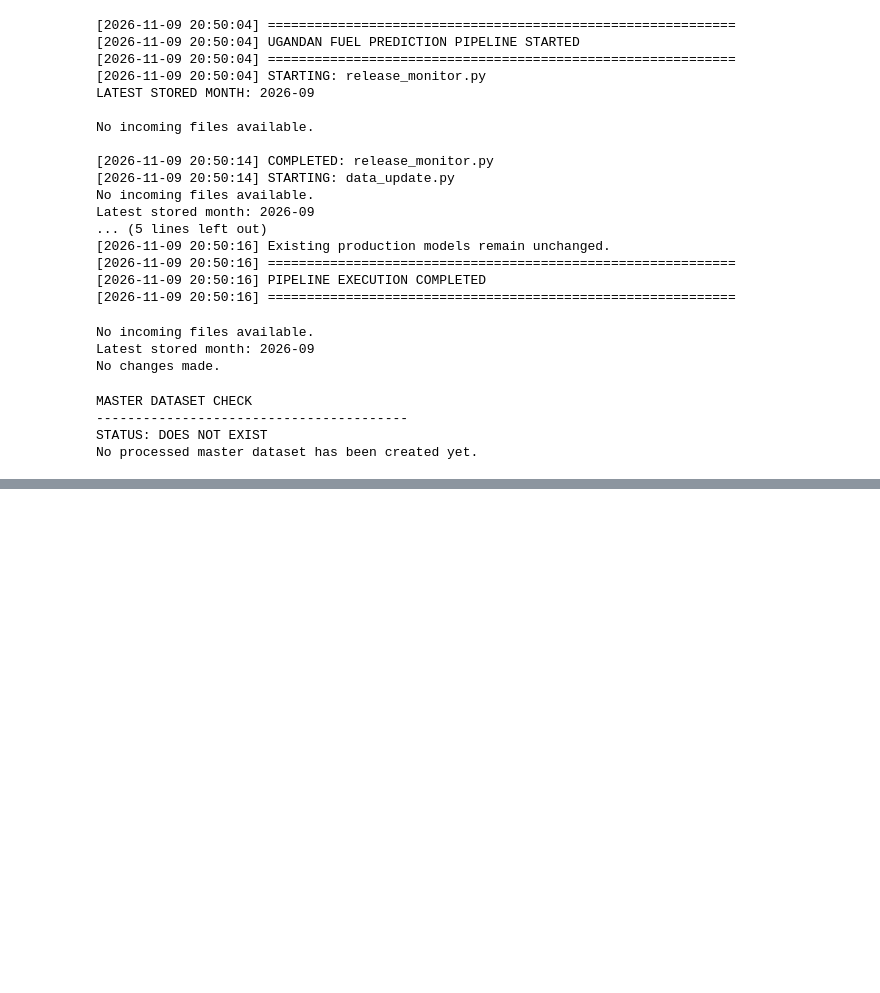
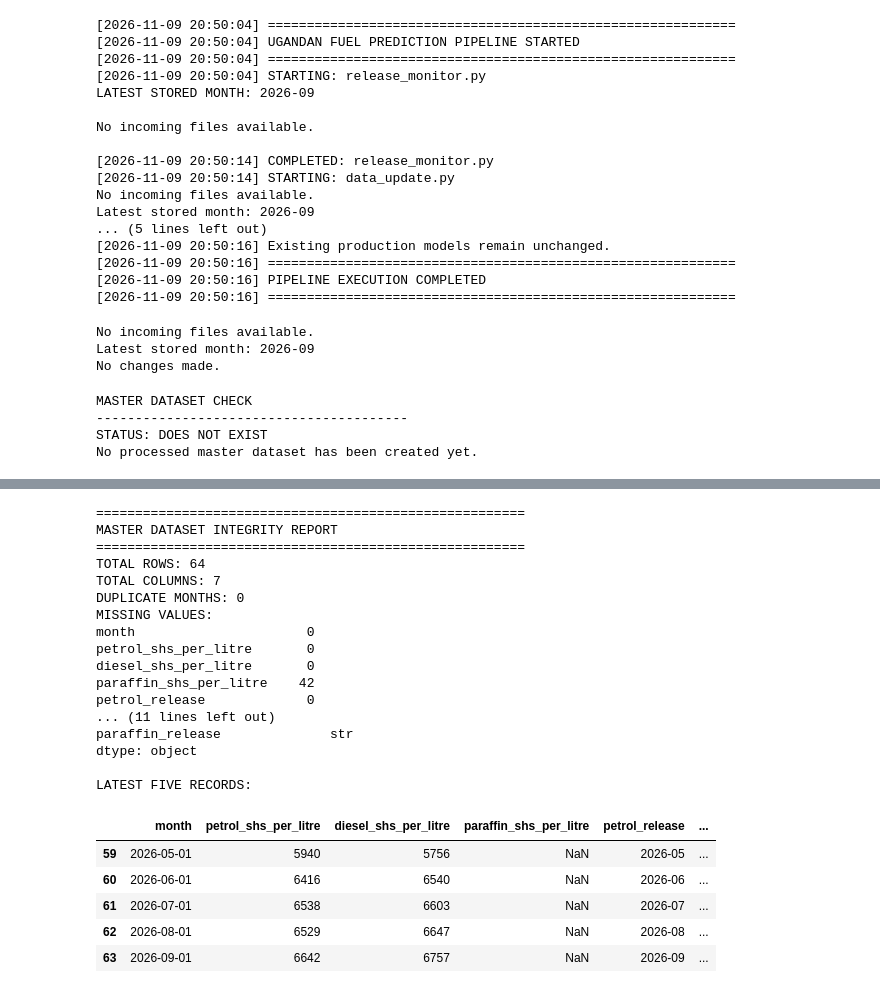
Before and after one commit to amon2100/kampala-fuel-price-predictor, a Jupyter notebook: notebooks/kampala-fuel-price-predictor.ipynb, the cells around one changed output, grey strips where cells are left out. Drawn from its saved outputs; the diff is of its cells as text; code cells hidden in the pictures; blank space fills up the shorter version.

```diff
--- a/notebooks/kampala-fuel-price-predictor.ipynb
+++ b/notebooks/kampala-fuel-price-predictor.ipynb
@@ -6533,0 +6545,56 @@ IndentationError: expected an indented block after 'if' statement on line 130 (d
+# %%
+import pandas as pd
+from pathlib import Path
+
+PROJECT_ROOT = Path(
+    r"C:\Users\CORE !5\Downloads\kampala-fuel-price-predictor"
+)
+
+MASTER_FILE = (
+    PROJECT_ROOT
+    / "data"
+    / "processed"
+    / "uganda_fuel_prices_master.csv"
+)
+
+df = pd.read_csv(MASTER_FILE)
+
+print("=" * 55)
+print("MASTER DATASET INTEGRITY REPORT")
+print("=" * 55)
+
+print("TOTAL ROWS:", len(df))
+print("TOTAL COLUMNS:", len(df.columns))
+print("DUPLICATE MONTHS:", df["month"].duplicated().sum())
+print("MISSING VALUES:")
+print(df.isnull().sum())
+
+print("\nDATA TYPES:")
+print(df.dtypes)
+
+print("\nLATEST FIVE RECORDS:")
+display(df.tail())
+# %% [output]
+=======================================================
+MASTER DATASET INTEGRITY REPORT
+=======================================================
+TOTAL ROWS: 64
+TOTAL COLUMNS: 7
+DUPLICATE MONTHS: 0
+MISSING VALUES:
+month                      0
+petrol_shs_per_litre       0
+diesel_shs_per_litre       0
+paraffin_shs_per_litre    42
+petrol_release             0
+... (11 lines left out)
+paraffin_release              str
+dtype: object
+
+LATEST FIVE RECORDS:
+|  | month | petrol_shs_per_litre | diesel_shs_per_litre | paraffin_shs_per_litre | petrol_release | ... |
+| 59 | 2026-05-01 | 5940 | 5756 | NaN | 2026-05 | ... |
+| 60 | 2026-06-01 | 6416 | 6540 | NaN | 2026-06 | ... |
+| 61 | 2026-07-01 | 6538 | 6603 | NaN | 2026-07 | ... |
+| 62 | 2026-08-01 | 6529 | 6647 | NaN | 2026-08 | ... |
+| 63 | 2026-09-01 | 6642 | 6757 | NaN | 2026-09 | ... |
```
Also changed, not shown: parts of 10 cells of this notebook, 7 other files.
